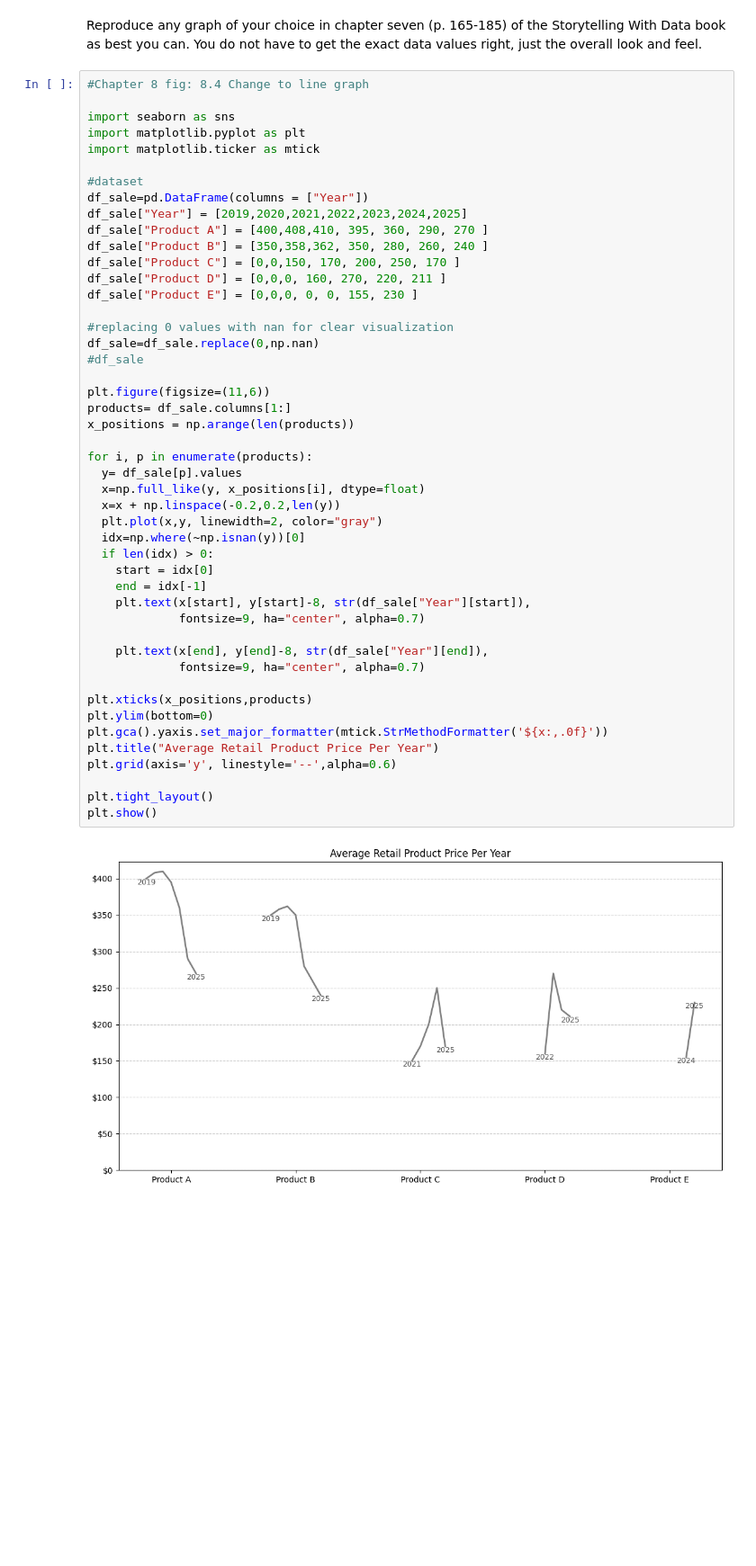
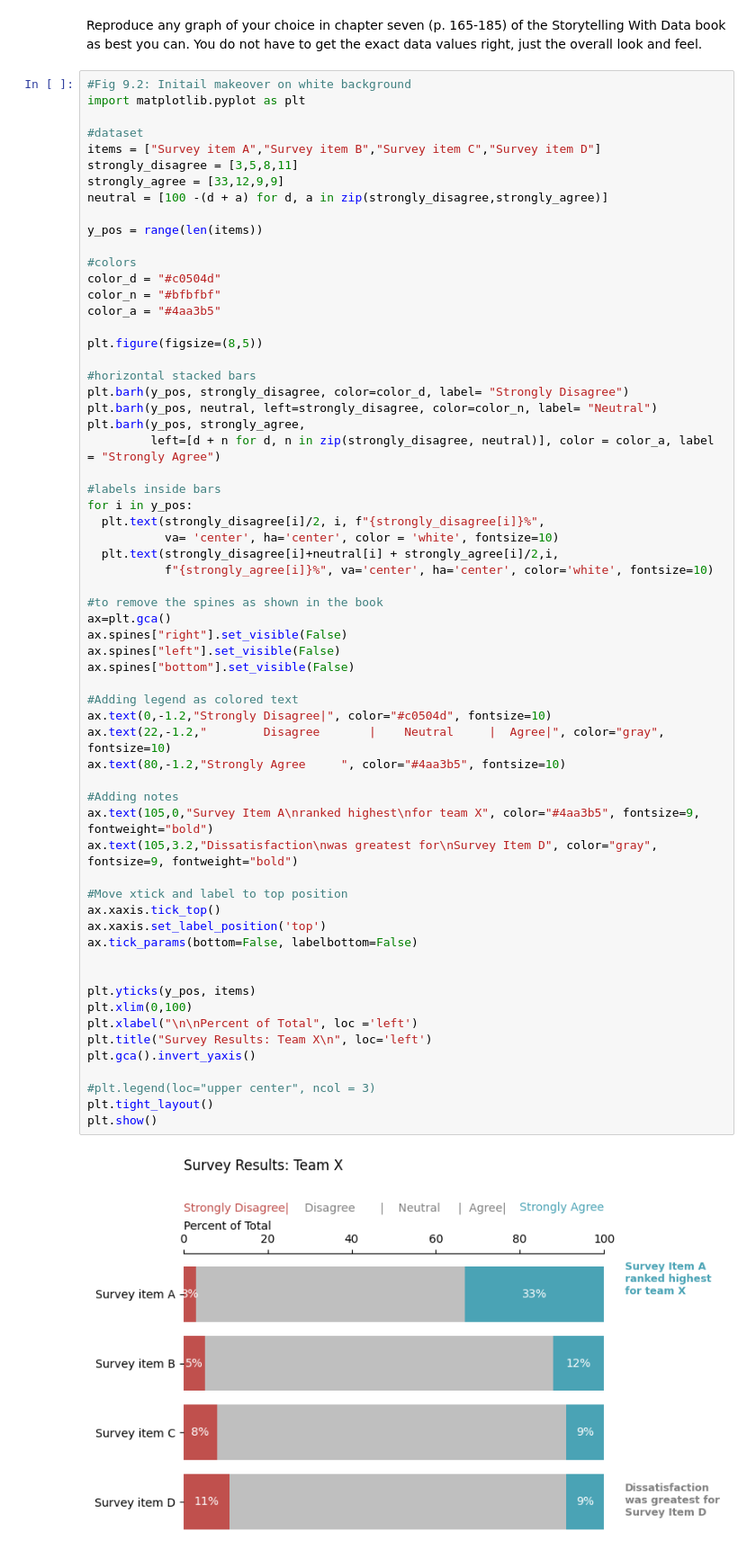
Before and after one commit to Jbaner/Module-B-semester-2, a Jupyter notebook: Week11.ipynb, the cells around one changed output. Shown at 90% size. Cells and saved outputs as stored; diff of their text form; blank space fills up the shorter version.

```diff
--- a/Week11.ipynb
+++ b/Week11.ipynb
@@ -286,51 +286,66 @@ New model Gradient Boost showed accuracy of 96%
 # %% [markdown]
 Reproduce any graph of your choice in chapter seven (p. 165-185) of the Storytelling With Data book as best you can. You do not have to get the exact data values right, just the overall look and feel.
 # %%
-#Chapter 8 fig: 8.4 Change to line graph
-
-import seaborn as sns
+#Fig 9.2: Initail makeover on white background
 import matplotlib.pyplot as plt
-import matplotlib.ticker as mtick
 
 #dataset
-df_sale=pd.DataFrame(columns = ["Year"])
-df_sale["Year"] = [2019,2020,2021,2022,2023,2024,2025]
-df_sale["Product A"] = [400,408,410, 395, 360, 290, 270 ]
-df_sale["Product B"] = [350,358,362, 350, 280, 260, 240 ]
-df_sale["Product C"] = [0,0,150, 170, 200, 250, 170 ]
-df_sale["Product D"] = [0,0,0, 160, 270, 220, 211 ]
-df_sale["Product E"] = [0,0,0, 0, 0, 155, 230 ]
+items = ["Survey item A","Survey item B","Survey item C","Survey item D"]
+strongly_disagree = [3,5,8,11]
+strongly_agree = [33,12,9,9]
+neutral = [100 -(d + a) for d, a in zip(strongly_disagree,strongly_agree)]
 
-#replacing 0 values with nan for clear visualization
-df_sale=df_sale.replace(0,np.nan)
-#df_sale
+y_pos = range(len(items))
 
-plt.figure(figsize=(11,6))
-products= df_sale.columns[1:]
-x_positions = np.arange(len(products))
+#colors
+color_d = "#c0504d"
+color_n = "#bfbfbf"
+color_a = "#4aa3b5"
 
-for i, p in enumerate(products):
-  y= df_sale[p].values
-  x=np.full_like(y, x_positions[i], dtype=float)
-  x=x + np.linspace(-0.2,0.2,len(y))
-  plt.plot(x,y, linewidth=2, color="gray")
-  idx=np.where(~np.isnan(y))[0]
-  if len(idx) > 0:
-    start = idx[0]
-    end = idx[-1]
-    plt.text(x[start], y[start]-8, str(df_sale["Year"][start]),
-             fontsize=9, ha="center", alpha=0.7)
+plt.figure(figsize=(8,5))
 
-    plt.text(x[end], y[end]-8, str(df_sale["Year"][end]),
-             fontsize=9, ha="center", alpha=0.7)
+#horizontal stacked bars
+plt.barh(y_pos, strongly_disagree, color=color_d, label= "Strongly Disagree")
+plt.barh(y_pos, neutral, left=strongly_disagree, color=color_n, label= "Neutral")
+plt.barh(y_pos, strongly_agree,
+         left=[d + n for d, n in zip(strongly_disagree, neutral)], color = color_a, label = "Strongly Agree")
 
-plt.xticks(x_positions,products)
-plt.ylim(bottom=0)
-plt.gca().yaxis.set_major_formatter(mtick.StrMethodFormatter('${x:,.0f}'))
-plt.title("Average Retail Product Price Per Year")
-plt.grid(axis='y', linestyle='--',alpha=0.6)
+#labels inside bars
+for i in y_pos:
+  plt.text(strongly_disagree[i]/2, i, f"{strongly_disagree[i]}%",
+           va= 'center', ha='center', color = 'white', fontsize=10)
+  plt.text(strongly_disagree[i]+neutral[i] + strongly_agree[i]/2,i,
+           f"{strongly_agree[i]}%", va='center', ha='center', color='white', fontsize=10)
 
+#to remove the spines as shown in the book
+ax=plt.gca()
+ax.spines["right"].set_visible(False)
+ax.spines["left"].set_visible(False)
+ax.spines["bottom"].set_visible(False)
+
+#Adding legend as colored text
+ax.text(0,-1.2,"Strongly Disagree|", color="#c0504d", fontsize=10)
+ax.text(22,-1.2,"        Disagree       |    Neutral     |  Agree|", color="gray", fontsize=10)
+ax.text(80,-1.2,"Strongly Agree     ", color="#4aa3b5", fontsize=10)
+
+#Adding notes
+ax.text(105,0,"Survey Item A\nranked highest\nfor team X", color="#4aa3b5", fontsize=9, fontweight="bold")
+ax.text(105,3.2,"Dissatisfaction\nwas greatest for\nSurvey Item D", color="gray", fontsize=9, fontweight="bold")
+
+#Move xtick and label to top position
+ax.xaxis.tick_top()
+ax.xaxis.set_label_position('top')
+ax.tick_params(bottom=False, labelbottom=False)
+
+
+plt.yticks(y_pos, items)
+plt.xlim(0,100)
+plt.xlabel("\n\nPercent of Total", loc ='left')
+plt.title("Survey Results: Team X\n", loc='left')
+plt.gca().invert_yaxis()
+
+#plt.legend(loc="upper center", ncol = 3)
 plt.tight_layout()
 plt.show()
 # %% [output]
-[figure, old version]
+[figure, new version]
```
Also changed, not shown: parts of 1 cell of this notebook.
